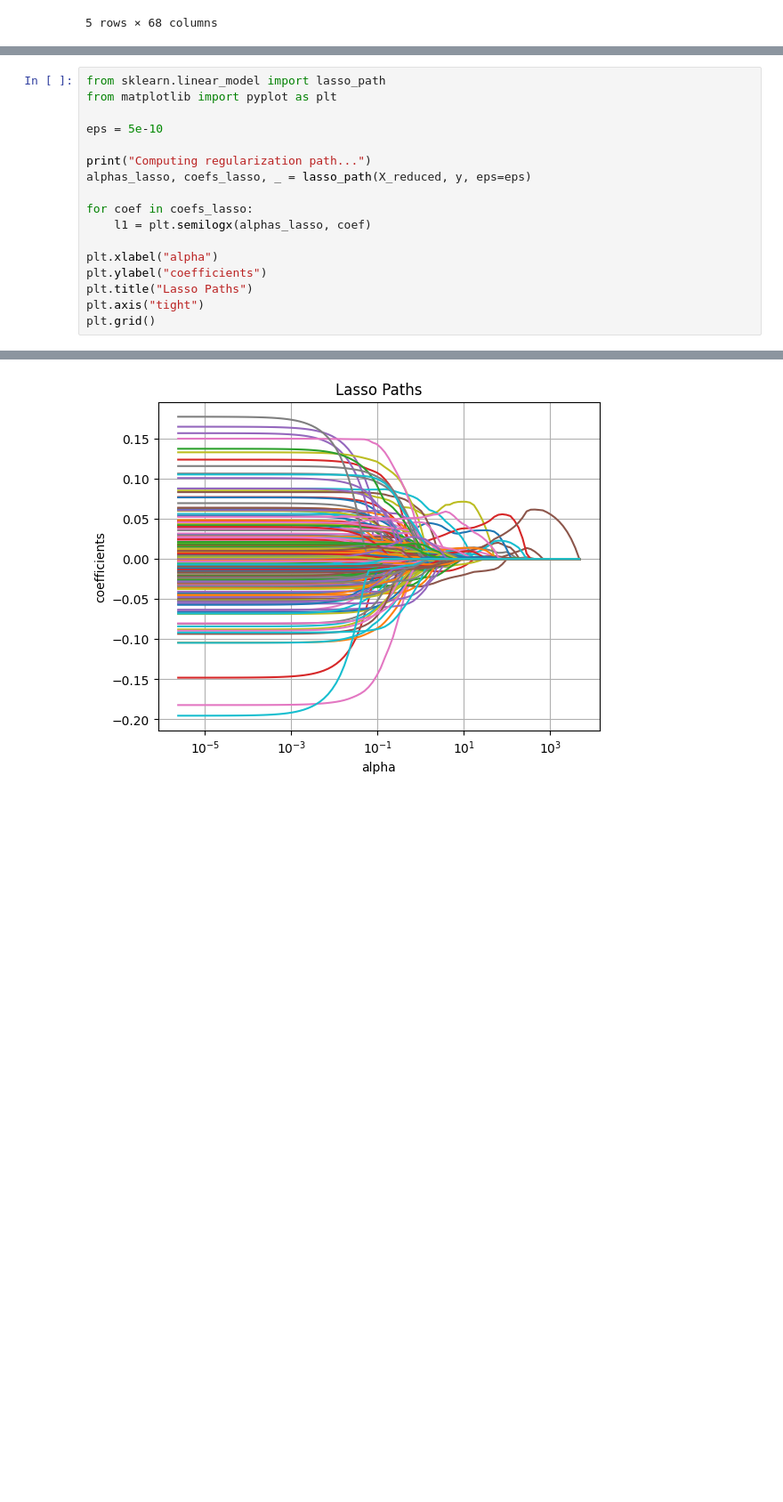
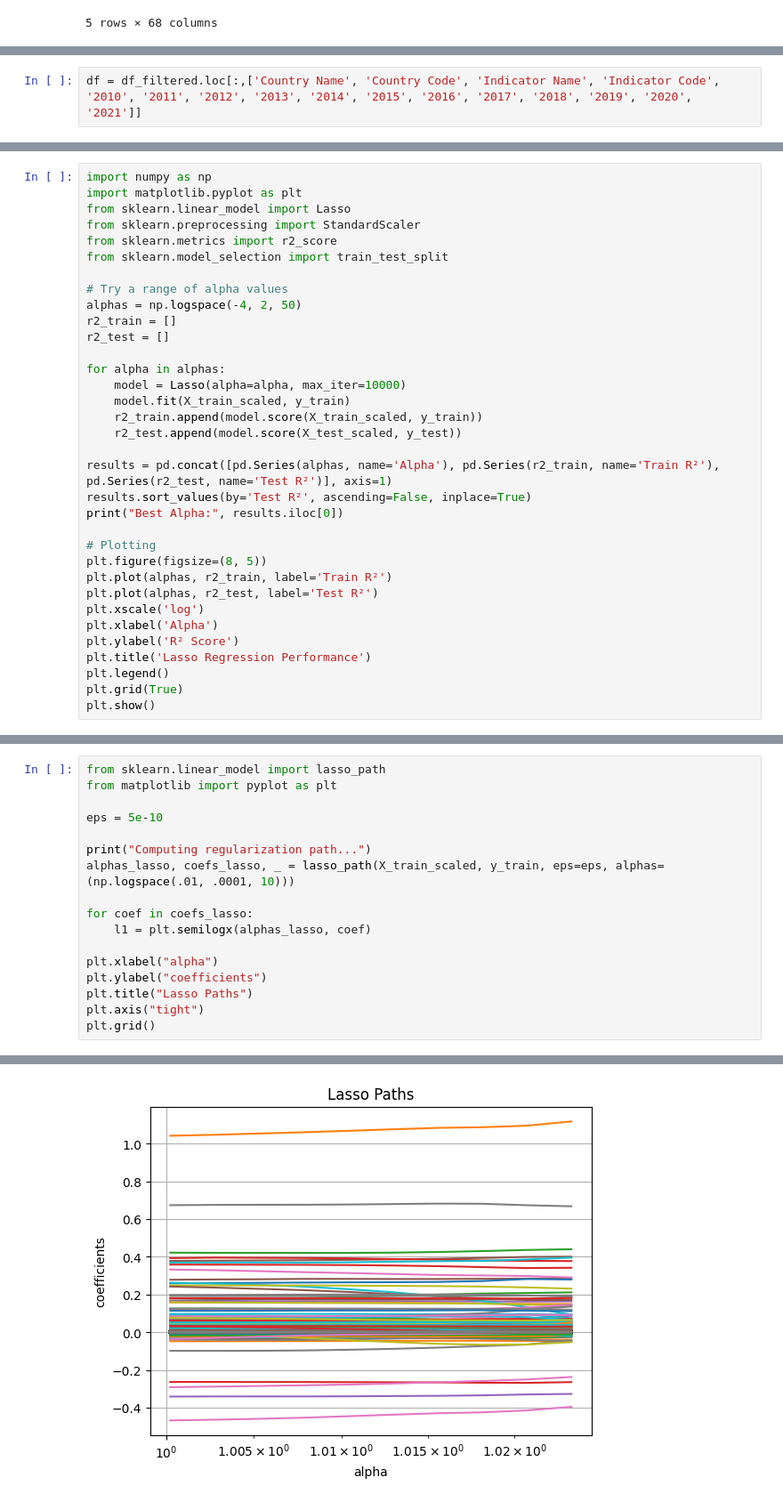
Before and after one commit to mseshan/DS3001Project, a Jupyter notebook: all_lasso.ipynb, the cells around one changed output, grey strips where cells are left out. Shown at 89% size. Saved outputs shown, nothing was run; the diff lists cells and outputs as text; blank space fills up the shorter version.

```diff
--- a/all_lasso.ipynb
+++ b/all_lasso.ipynb
@@ -66,0 +30,2 @@ X = df.drop(columns=[
+# %%
+df = df_filtered.loc[:,['Country Name', 'Country Code', 'Indicator Name', 'Indicator Code', '2010', '2011', '2012', '2013', '2014', '2015', '2016', '2017', '2018', '2019', '2020', '2021']]
@@ -188,0 +105,34 @@ print(f"Test R^2: {best_lasso.score(X_test_final, y_test):.4f}")
+# %%
+import numpy as np
+import matplotlib.pyplot as plt
+from sklearn.linear_model import Lasso
+from sklearn.preprocessing import StandardScaler
+from sklearn.metrics import r2_score
+from sklearn.model_selection import train_test_split
+
+# Try a range of alpha values
+alphas = np.logspace(-4, 2, 50)
+r2_train = []
+r2_test = []
+
+for alpha in alphas:
+    model = Lasso(alpha=alpha, max_iter=10000)
+    model.fit(X_train_scaled, y_train)
+    r2_train.append(model.score(X_train_scaled, y_train))
+    r2_test.append(model.score(X_test_scaled, y_test))
+
+results = pd.concat([pd.Series(alphas, name='Alpha'), pd.Series(r2_train, name='Train R²'), pd.Series(r2_test, name='Test R²')], axis=1)
+results.sort_values(by='Test R²', ascending=False, inplace=True)
+print("Best Alpha:", results.iloc[0])
+
+# Plotting
+plt.figure(figsize=(8, 5))
+plt.plot(alphas, r2_train, label='Train R²')
+plt.plot(alphas, r2_test, label='Test R²')
+plt.xscale('log')
+plt.xlabel('Alpha')
+plt.ylabel('R² Score')
+plt.title('Lasso Regression Performance')
+plt.legend()
+plt.grid(True)
+plt.show()
@@ -221,20 +169,20 @@ Test R^2: -0.09233383624162106
 # %%
 from sklearn.linear_model import lasso_path
 from matplotlib import pyplot as plt
 
 eps = 5e-10
 
 print("Computing regularization path...")
-alphas_lasso, coefs_lasso, _ = lasso_path(X_reduced, y, eps=eps)
+alphas_lasso, coefs_lasso, _ = lasso_path(X_train_scaled, y_train, eps=eps, alphas=(np.logspace(.01, .0001, 10)))
 
 for coef in coefs_lasso:
     l1 = plt.semilogx(alphas_lasso, coef)
 
 plt.xlabel("alpha")
 plt.ylabel("coefficients")
 plt.title("Lasso Paths")
 plt.axis("tight")
 plt.grid()
 # %% [output]
 Computing regularization path...
-[figure, old version]
+[figure, new version]
```
Also changed, not shown: parts of 14 cells of this notebook, 5 other files.
